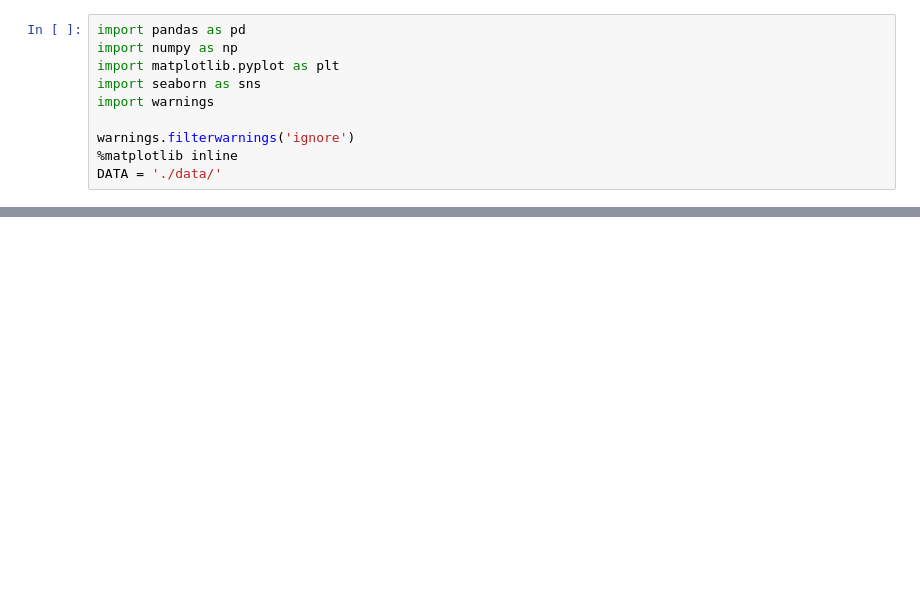
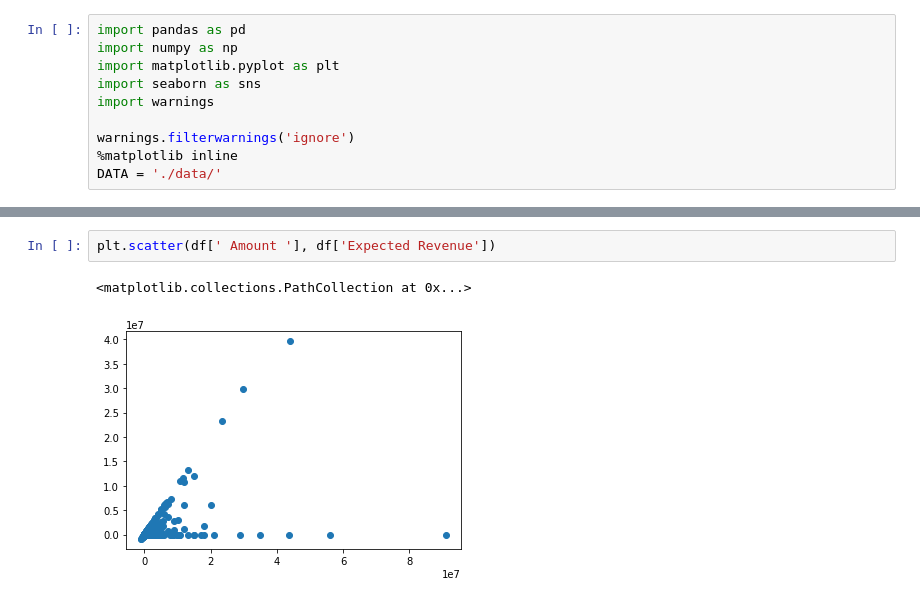
Before and after one commit to mattnappo/columbia-ml, a Jupyter notebook: SimpleLogisticRegression.ipynb, the cells around one changed output, grey strips where cells are left out. Cells and saved outputs as stored; diff of their text form; blank space fills up the shorter version.

```diff
--- a/SimpleLogisticRegression.ipynb
+++ b/SimpleLogisticRegression.ipynb
@@ -23,0 +59,5 @@ df.head()
+# %%
+plt.scatter(df[' Amount '], df['Expected Revenue'])
+# %% [output]
+<matplotlib.collections.PathCollection at 0x...>
+[figure, added]
```
Also changed, not shown: parts of 19 cells of this notebook.
